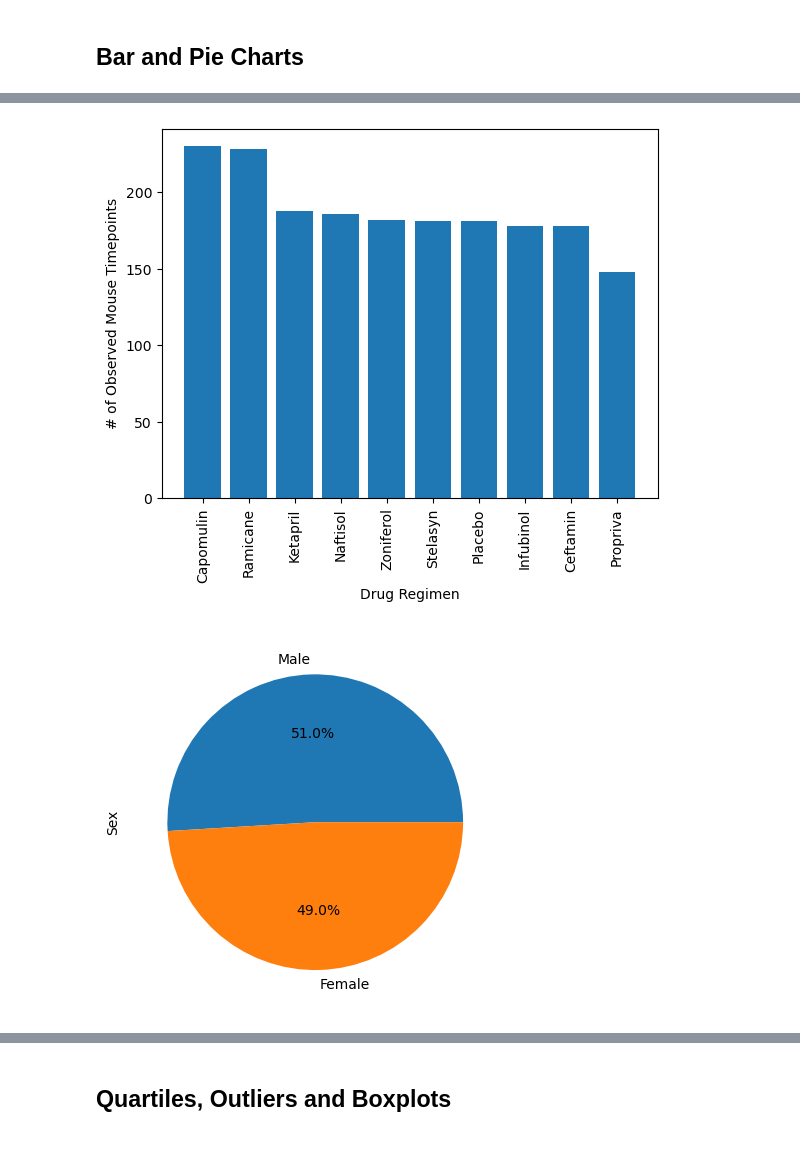
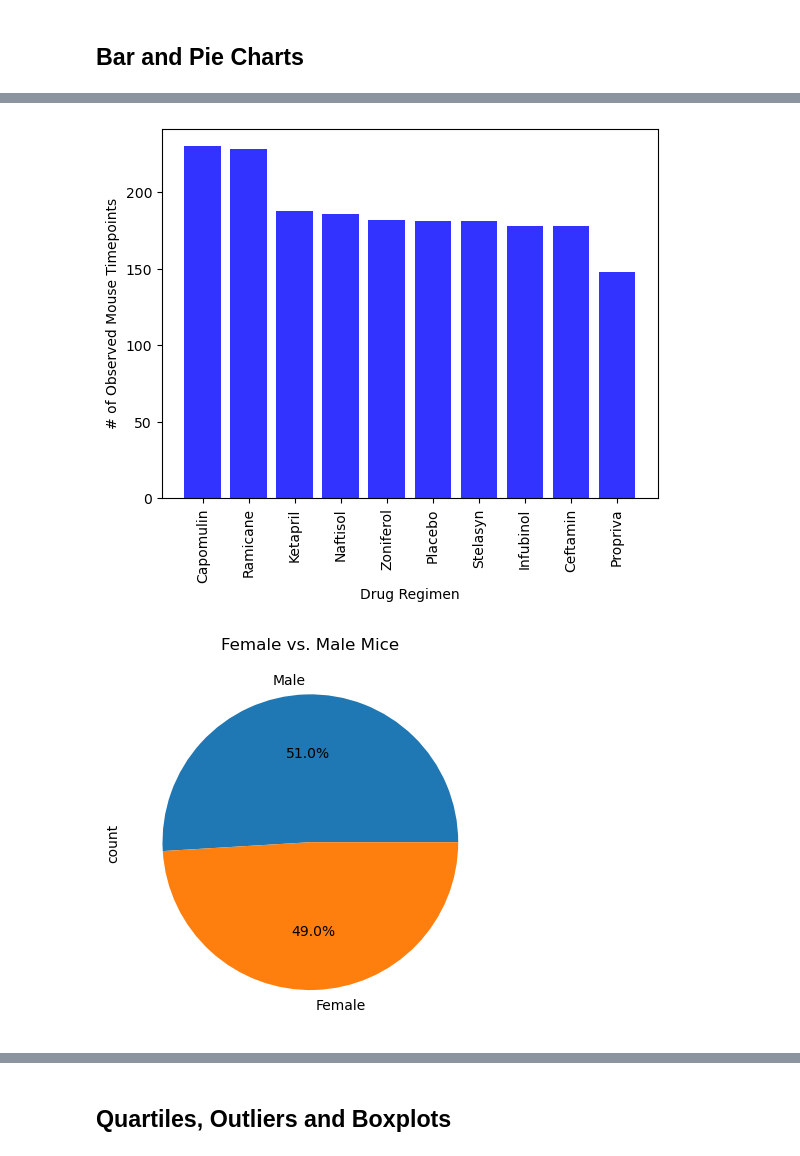
Before and after one commit to w7negreiros/matplotlib_challenge_2024, a Jupyter notebook: Pymaceuticals/pymaceuticals_starter.ipynb, the cells around one changed output, grey strips where cells are left out. Saved outputs shown, nothing was run; the diff lists cells and outputs as text; code cells hidden in the pictures.

```diff
--- a/Pymaceuticals/pymaceuticals_starter.ipynb
+++ b/Pymaceuticals/pymaceuticals_starter.ipynb
@@ -20,7 +20,8 @@ mouse_metadata = pd.read_csv(mouse_metadata_path)
 study_results = pd.read_csv(study_results_path)
 
 # Combine the data into a single DataFrame
-mouse_metadata
+merge_df = pd.merge(mouse_metadata, study_results, on = "Mouse ID")
 
 # Display the data table for preview
+merge_df.head()
 # %% [output]
@@ -35,2 +37,6 @@ mouse_metadata
 # %% [output]
 249
+# %%
+# Our data should be uniquely identified by Mouse ID and Timepoint
+duplicate_mice_ID = merge_df.loc[merge_df.duplicated(subset=['Mouse ID', 'Timepoint']),'Mouse ID'].unique()
+duplicate_mice_ID
@@ -59,3 +75,5 @@ array(['g989'], dtype=object)
 # %%
 # Create a clean DataFrame by dropping the duplicate mouse by its ID.
+clean_df = merge_df[merge_df['Mouse ID'].isin(duplicate_mice_ID)==False]
+clean_df.head()
 # %% [output]
@@ -118,10 +176,22 @@ array(['g989'], dtype=object)
 # %%
 # Generate a bar plot showing the total number of rows (Mouse ID/Timepoints) for each drug regimen using pyplot.
+x_axis = mice_count.index.values
+y_axis = mice_count.values
+plt.bar(x_axis, y_axis, color='b', alpha=0.8, align='center')
+plt.xlabel("Drug Regimen")
+plt.ylabel("# of Observed Mouse Timepoints")
+plt.xticks(rotation="vertical")
+
+plt.show()
 # %% [output]
-[figure, old version]
+[figure, new version]
 # %%
 # Generate a pie plot showing the distribution of female versus male mice using Pandas
+gender_data = clean_df["Sex"].value_counts()
+plt.title("Female vs. Male Mice")
+gender_data.plot.pie(autopct= "%1.1f%%")
+plt.show()
 # %% [output]
-[figure, old version]
+[figure, new version]
 # %%
 # Generate a pie plot showing the distribution of female versus male mice using pyplot
```
Also changed, not shown: parts of 20 cells of this notebook, 1 other file.
